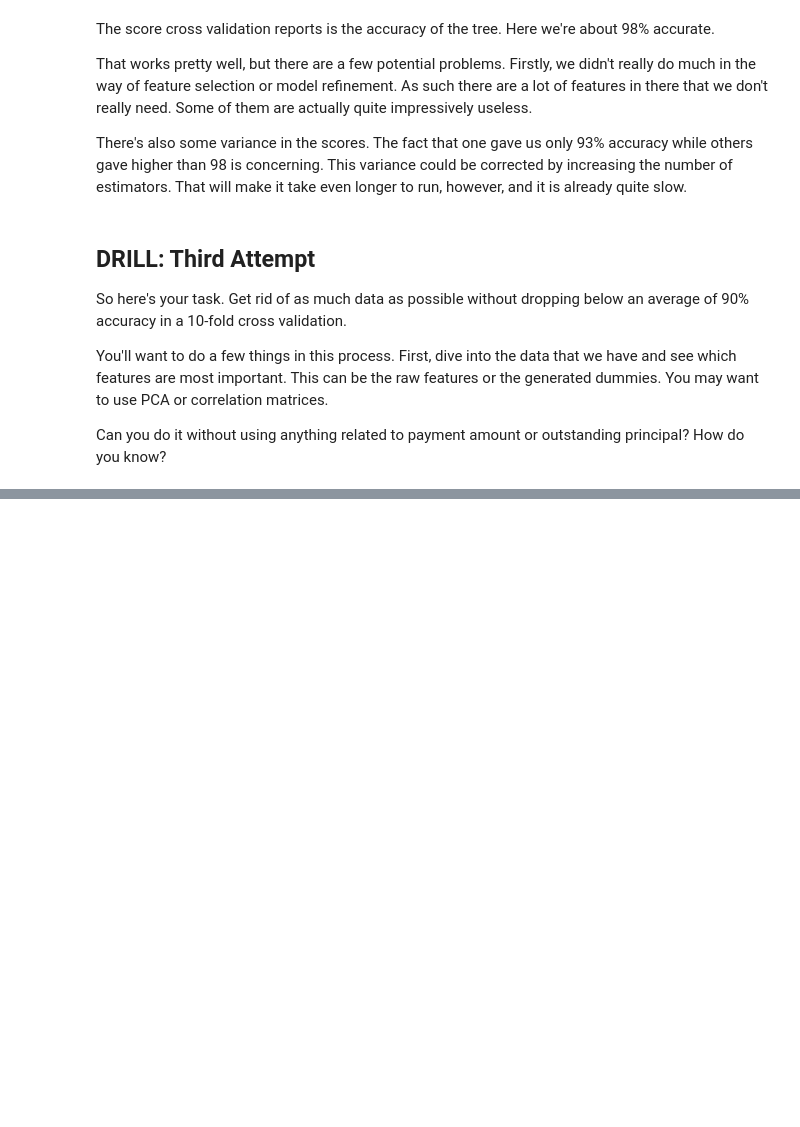
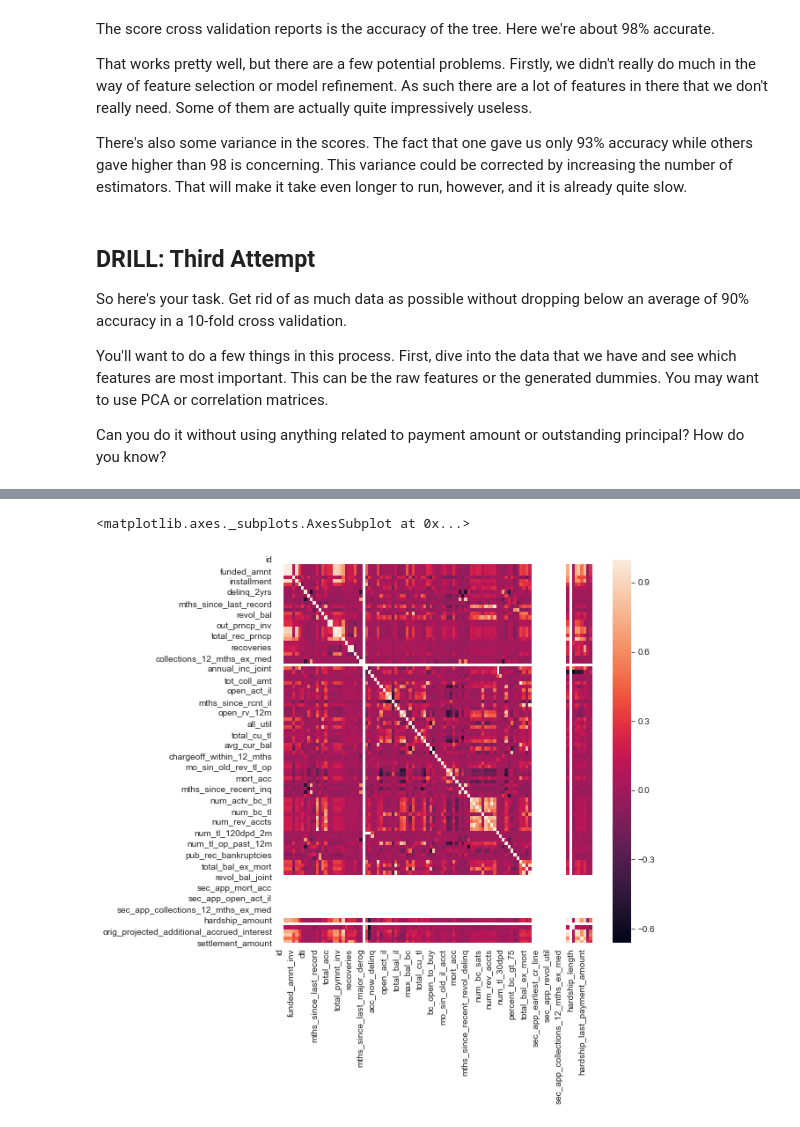
Before and after one commit to chrisoyer/thinkful_notes, a Jupyter notebook: Unit_2_supervised_learning/21/21.6_random_forest_guided_example.ipynb, the cells around one changed output, grey strips where cells are left out. Saved outputs shown, nothing was run; the diff lists cells and outputs as text; code cells hidden in the pictures; blank space fills up the shorter version.

```diff
--- a/Unit_2_supervised_learning/21/21.6_random_forest_guided_example.ipynb
+++ b/Unit_2_supervised_learning/21/21.6_random_forest_guided_example.ipynb
@@ -12,7 +13,7 @@ Here we'll use data from Lending Club to predict the state of a loan given some
 # %%
 # Replace the path with the correct path for your data.
 y2015 = pd.read_csv(
-    'LoanStats3d.csv',
+    '../../data_sets/LoanStats3d.csv',
     skipinitialspace=True,
     header=1
 )
@@ -176,0 +209,7 @@ The filename, directory name, or volume label syntax is incorrect.
+# %%
+plt.figure(figsize=(8, 8))
+sns.set_style("whitegrid")
+sns.heatmap(y2015.corr())
+# %% [output]
+<matplotlib.axes._subplots.AxesSubplot at 0x...>
+[figure, added]
```
Also changed, not shown: parts of 15 cells of this notebook, 1 other file.
